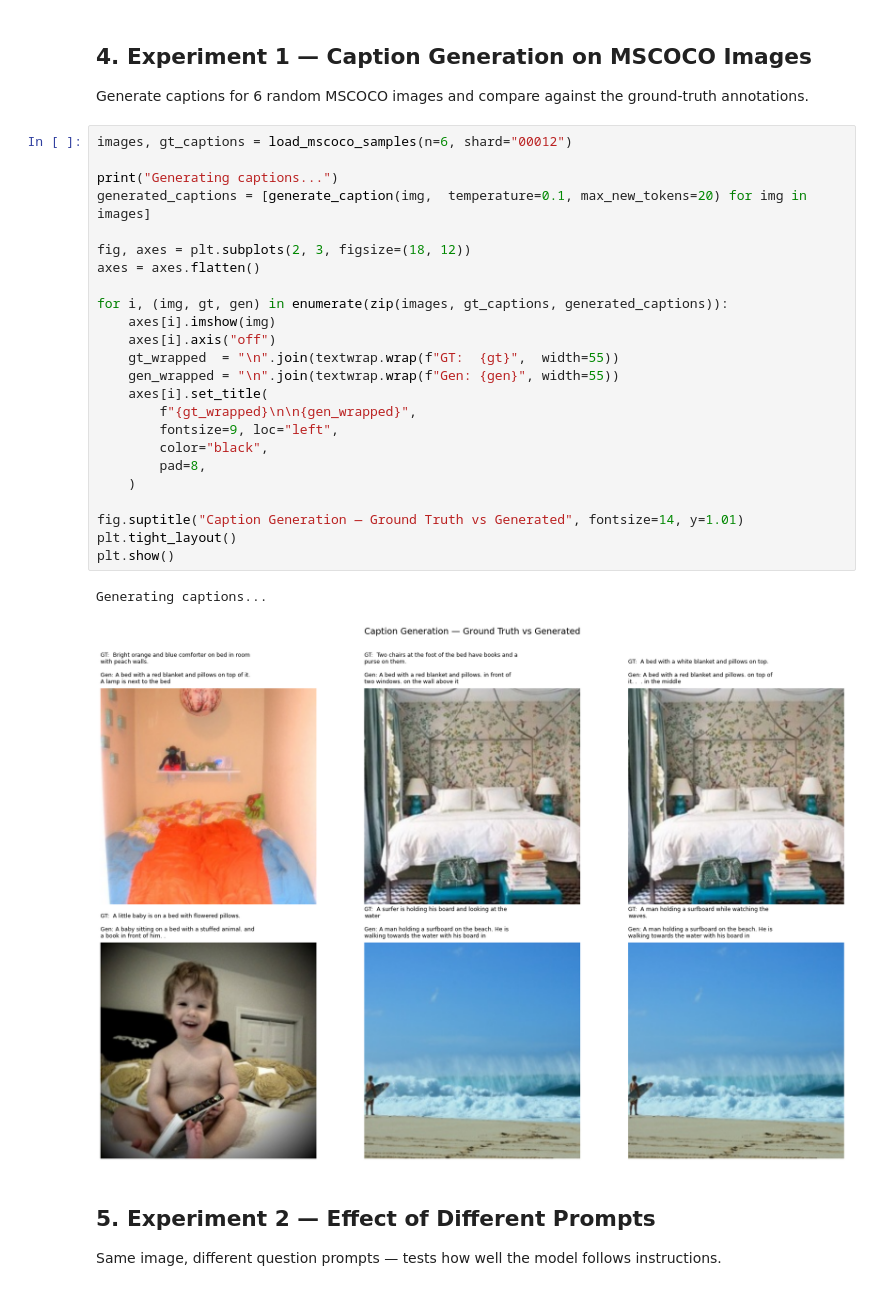
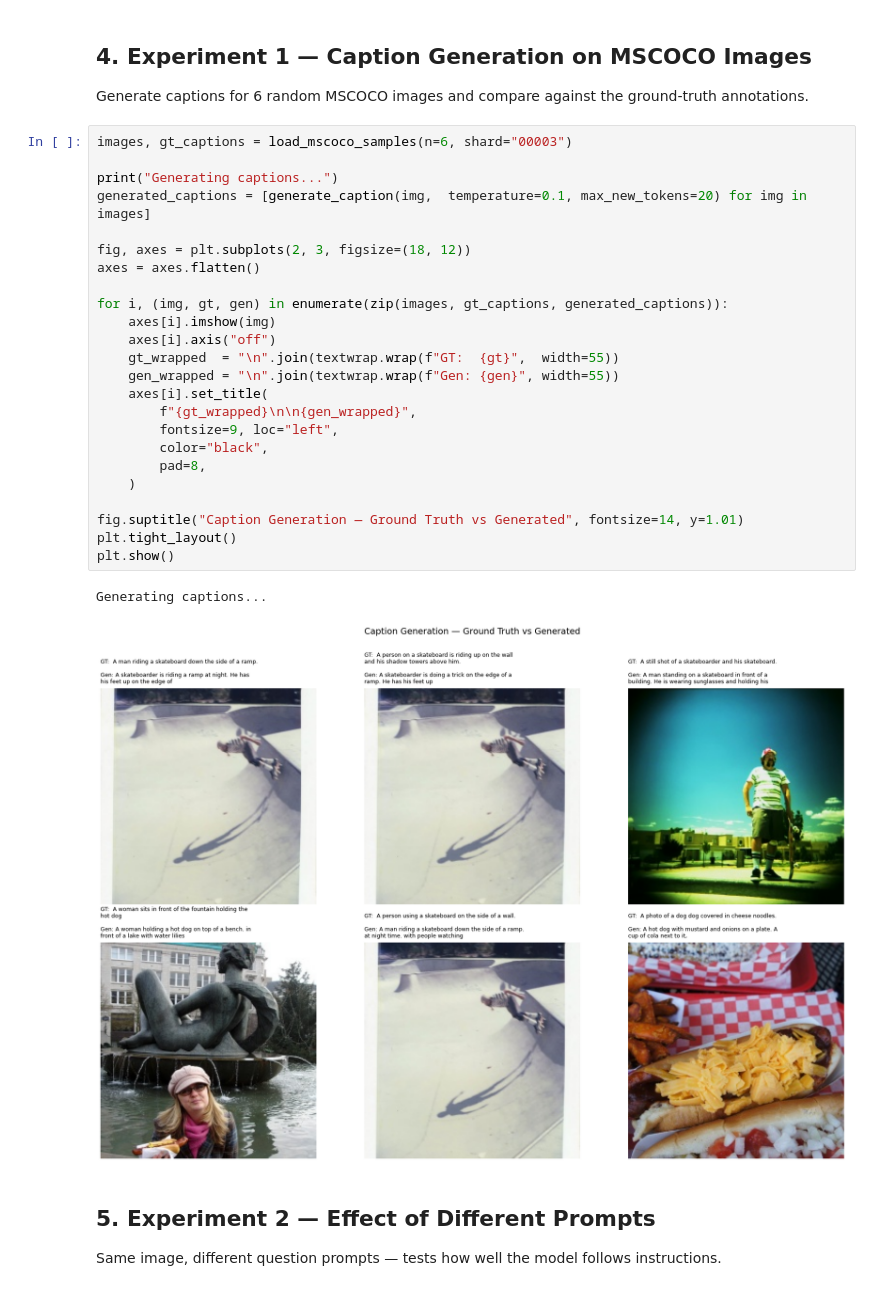
Before and after one commit to Rao-Aditya-127/BLIP-VLM, a Jupyter notebook: Experimentation/vlm_evaluation.ipynb, the cells around one changed output. Cells and saved outputs as stored; diff of their text form.

```diff
--- a/Experimentation/vlm_evaluation.ipynb
+++ b/Experimentation/vlm_evaluation.ipynb
@@ -147,32 +147,32 @@ Helpers ready.
 
 Generate captions for 6 random MSCOCO images and compare against the ground-truth annotations.
 # %%
-images, gt_captions = load_mscoco_samples(n=6, shard="00012")
+images, gt_captions = load_mscoco_samples(n=6, shard="00003")
 
 print("Generating captions...")
 generated_captions = [generate_caption(img,  temperature=0.1, max_new_tokens=20) for img in images]
 
 fig, axes = plt.subplots(2, 3, figsize=(18, 12))
 axes = axes.flatten()
 
 for i, (img, gt, gen) in enumerate(zip(images, gt_captions, generated_captions)):
     axes[i].imshow(img)
     axes[i].axis("off")
     gt_wrapped  = "\n".join(textwrap.wrap(f"GT:  {gt}",  width=55))
     gen_wrapped = "\n".join(textwrap.wrap(f"Gen: {gen}", width=55))
     axes[i].set_title(
         f"{gt_wrapped}\n\n{gen_wrapped}",
         fontsize=9, loc="left",
         color="black",
         pad=8,
     )
 
 fig.suptitle("Caption Generation — Ground Truth vs Generated", fontsize=14, y=1.01)
 plt.tight_layout()
 plt.show()
 # %% [output]
 Generating captions...
-[figure, old version]
+[figure, new version]
 # %% [markdown]
 ## 5. Experiment 2 — Effect of Different Prompts
 
```
Also changed, not shown: parts of 5 cells of this notebook.
